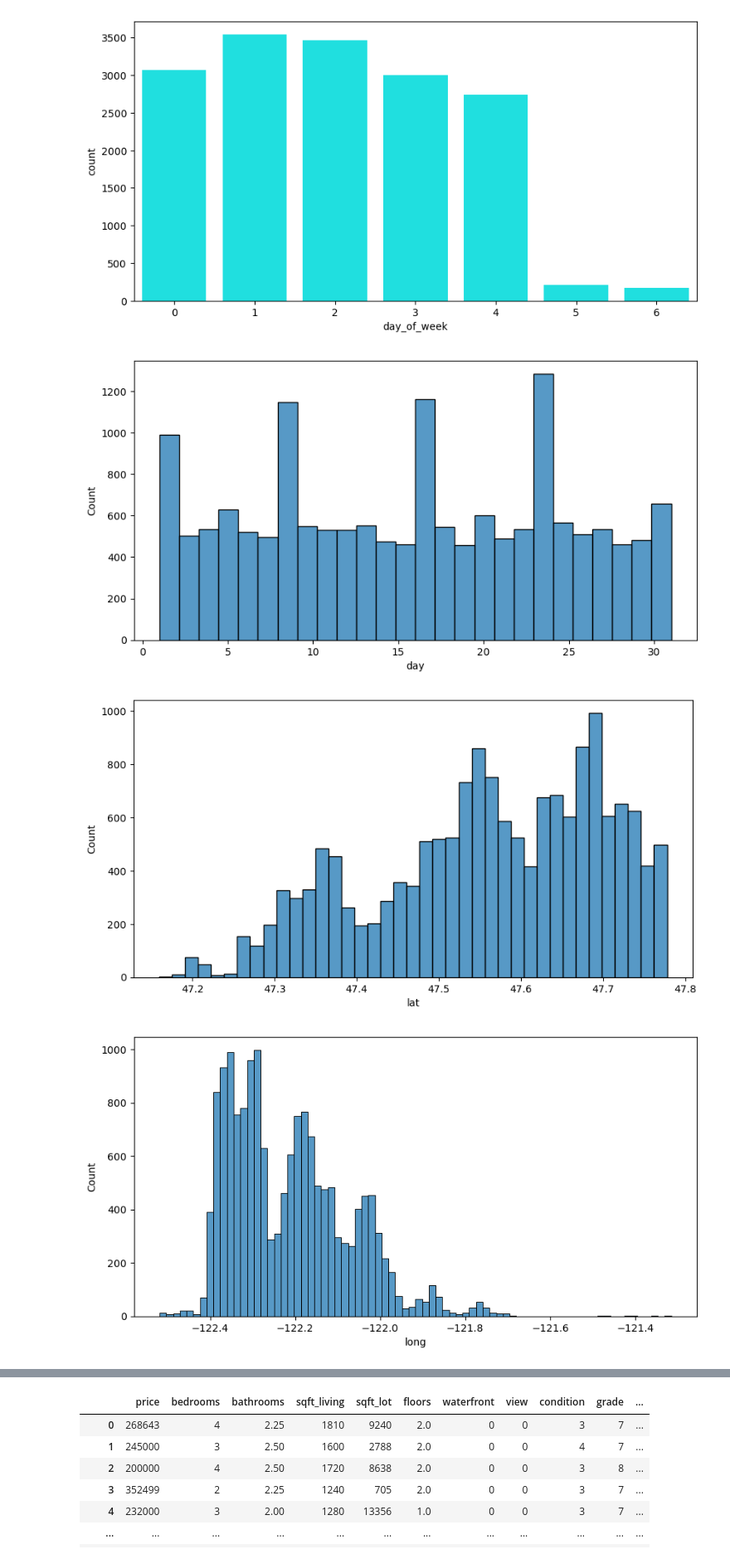
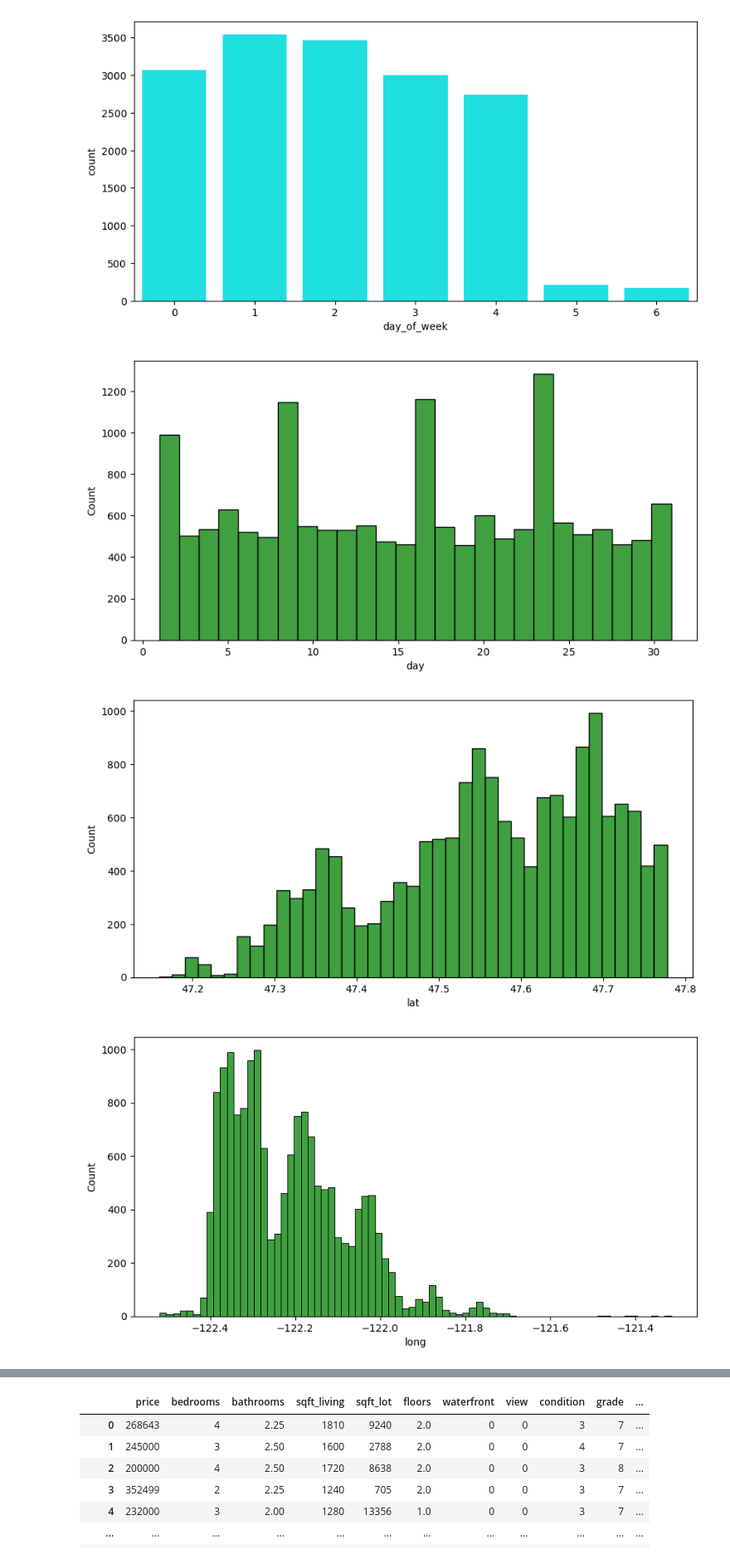
Before and after one commit to Sohan-iitr/Satellite-Imagery-Based-Property-Valuation-cdc-open-project, a Jupyter notebook: baselinemodel (only tabular data).ipynb, the cells around one changed output, grey strips where cells are left out. Shown at 83% size. Drawn from its saved outputs; the diff is of its cells as text; code cells hidden in the pictures.

```diff
--- a/baselinemodel (only tabular data).ipynb
+++ b/baselinemodel (only tabular data).ipynb
@@ -191,11 +191,11 @@ for col in cat_cols:
 # %%
 numerical_cols = train_data.columns.difference(cat_cols)
 
 for col in numerical_cols:
     plt.figure(figsize=(10,5))
-    sns.histplot(data=train_data, x=col)
+    sns.histplot(data=train_data, x=col, color="green")
     plt.show()
 # %% [output]
-[figure, old version]
+[figure, new version]
-[figure, old version]
+[figure, new version]
-[figure, old version]
+[figure, new version]
```
Also changed, not shown: parts of 13 cells of this notebook.
